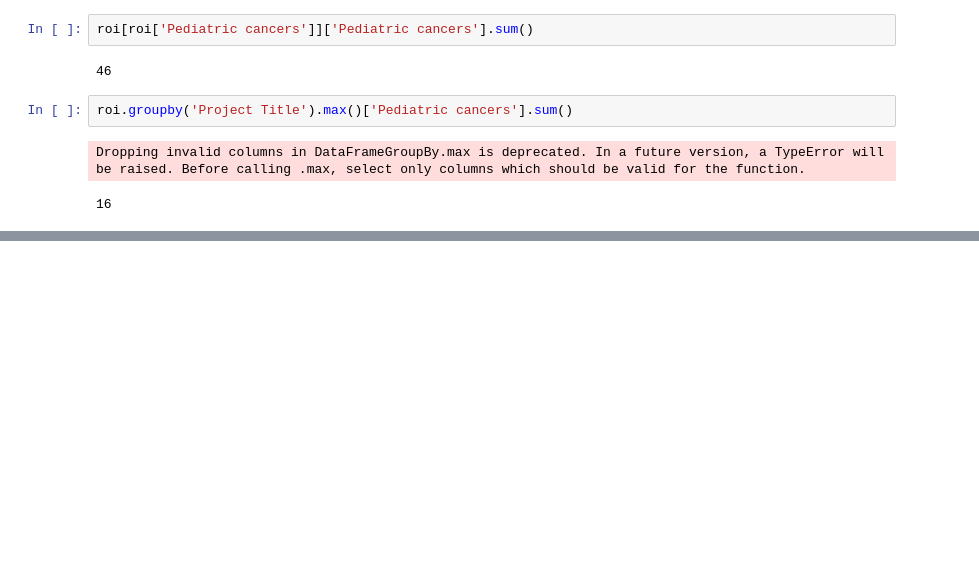
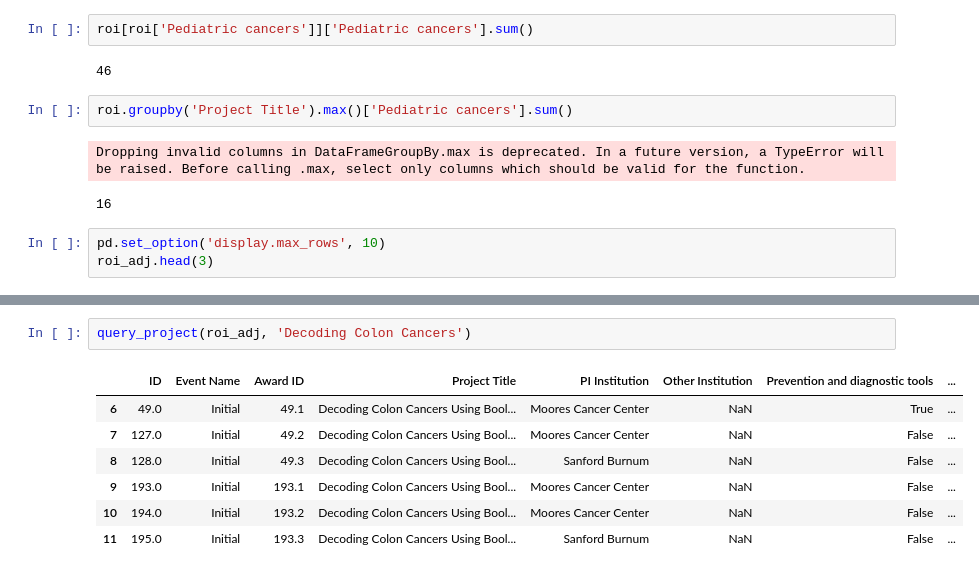
Before and after one commit to UC-San-Diego-Biokind-Analytics/curebound, a Jupyter notebook: curebound/notebooks/phu-diane-data-analysis.ipynb, the cells around one changed output, grey strips where cells are left out. Drawn from its saved outputs; the diff is of its cells as text; blank space fills up the shorter version.

```diff
--- a/curebound/notebooks/phu-diane-data-analysis.ipynb
+++ b/curebound/notebooks/phu-diane-data-analysis.ipynb
@@ -1509,3 +1537,6 @@ roi.groupby('Project Title').max()['Pediatric cancers'].sum()
 # %% [output]
 Dropping invalid columns in DataFrameGroupBy.max is deprecated. In a future version, a TypeError will be raised. Before calling .max, select only columns which should be valid for the function.
 16
+# %%
+pd.set_option('display.max_rows', 10)
+roi_adj.head(3)
@@ -1511,0 +1555,10 @@ Dropping invalid columns in DataFrameGroupBy.max is deprecated. In a future vers
+# %%
+query_project(roi_adj, 'Decoding Colon Cancers')
+# %% [output]
+|  | ID | Event Name | Award ID | Project Title | PI Institution | Other Institution | Prevention and diagnostic tools | ... |
+| 6 | 49.0 | Initial | 49.1 | Decoding Colon Cancers Using Bool... | Moores Cancer Center | NaN | True | ... |
+| 7 | 127.0 | Initial | 49.2 | Decoding Colon Cancers Using Bool... | Moores Cancer Center | NaN | False | ... |
+| 8 | 128.0 | Initial | 49.3 | Decoding Colon Cancers Using Bool... | Sanford Burnum | NaN | False | ... |
+| 9 | 193.0 | Initial | 193.1 | Decoding Colon Cancers Using Bool... | Moores Cancer Center | NaN | False | ... |
+| 10 | 194.0 | Initial | 193.2 | Decoding Colon Cancers Using Bool... | Moores Cancer Center | NaN | False | ... |
+| 11 | 195.0 | Initial | 193.3 | Decoding Colon Cancers Using Bool... | Sanford Burnum | NaN | False | ... |
```
Also changed, not shown: parts of 7 cells of this notebook, 4 other files.
